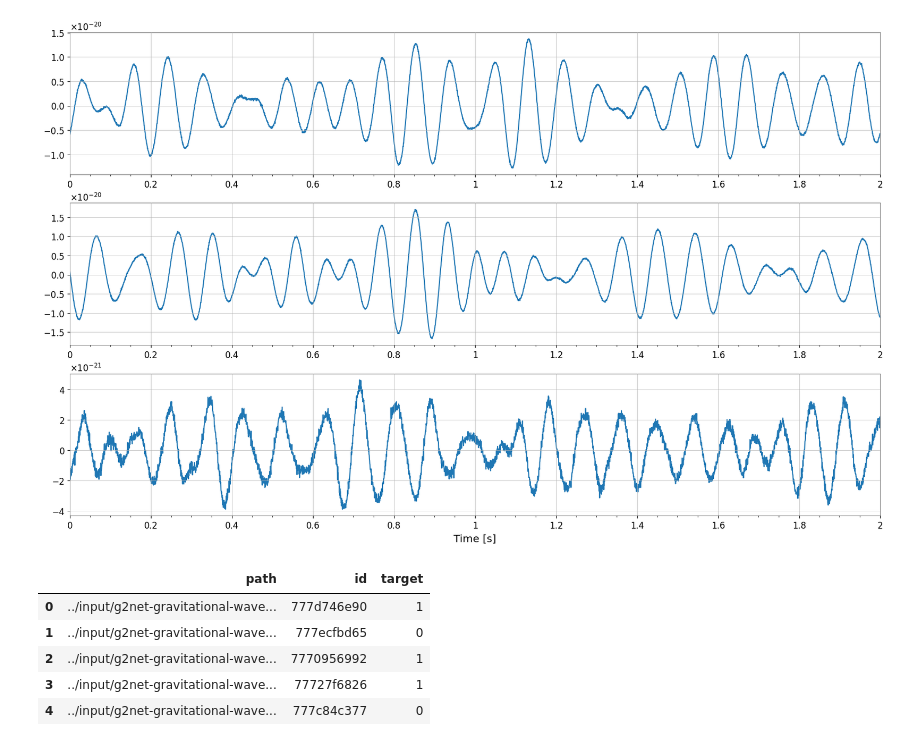
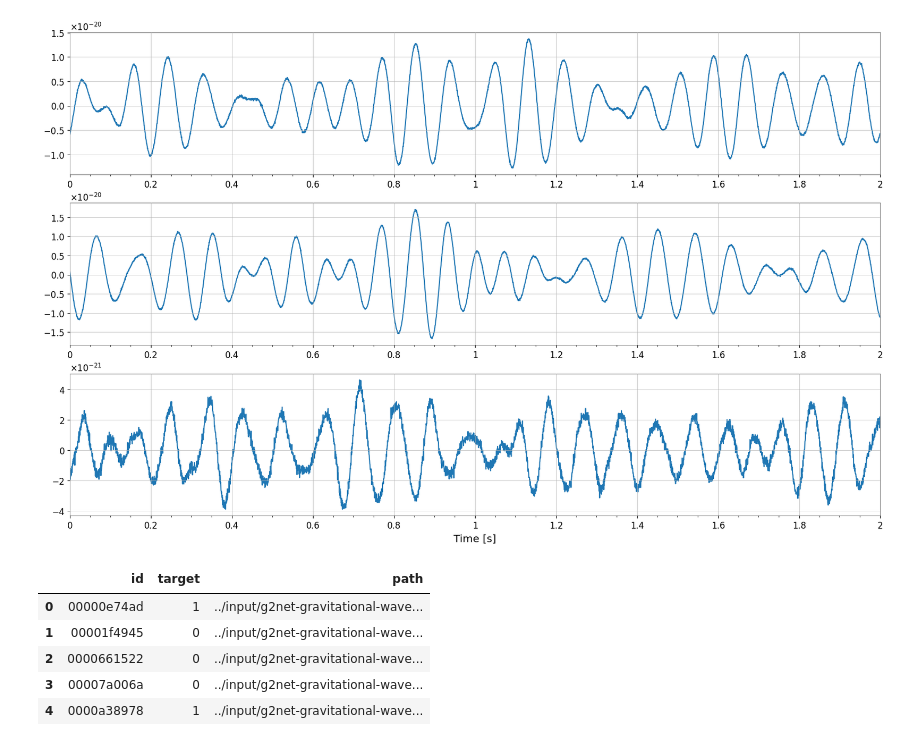
Before and after one commit to netakopel/Kaggle_Projects, a Jupyter notebook: g2net-detectaion-wave-on-kaggle.ipynb, the cells around one changed output. Cells and saved outputs as stored; diff of their text form; code cells hidden in the pictures.

Commit message:
Kaggle Notebook | G2Net_detectaion_wave_on_kaggle | Version 3

```diff
--- a/g2net-detectaion-wave-on-kaggle.ipynb
+++ b/g2net-detectaion-wave-on-kaggle.ipynb
@@ -85,19 +85,19 @@ plot_timeseries(t1, t2, t3)
 # %%
 train_paths = glob("../input/g2net-gravitational-wave-detection/train/*/*/*/*")
 
 train_labels = pd.read_csv("../input/g2net-gravitational-wave-detection/training_labels.csv")
 
 ids_from_npy_files = [path.split("/")[-1].split(".")[0] for path in train_paths]
 
 df_path_id = pd.DataFrame({'path': train_paths, 'id':ids_from_npy_files})
 
-df_path_target = pd.merge(df_path_id,train_labels,on='id')
+df_path_target = pd.merge(train_labels,df_path_id,on='id')
 
 df_path_target.head()
 # %% [output]
-|  | path | id | target |
-| 0 | ../input/g2net-gravitational-wave... | 777d746e90 | 1 |
-| 1 | ../input/g2net-gravitational-wave... | 777ecfbd65 | 0 |
-| 2 | ../input/g2net-gravitational-wave... | 7770956992 | 1 |
-| 3 | ../input/g2net-gravitational-wave... | 77727f6826 | 1 |
-| 4 | ../input/g2net-gravitational-wave... | 777c84c377 | 0 |
+|  | id | target | path |
+| 0 | 00000e74ad | 1 | ../input/g2net-gravitational-wave... |
+| 1 | 00001f4945 | 0 | ../input/g2net-gravitational-wave... |
+| 2 | 0000661522 | 0 | ../input/g2net-gravitational-wave... |
+| 3 | 00007a006a | 0 | ../input/g2net-gravitational-wave... |
+| 4 | 0000a38978 | 1 | ../input/g2net-gravitational-wave... |
```
Also changed, not shown: parts of 1 cell of this notebook.
